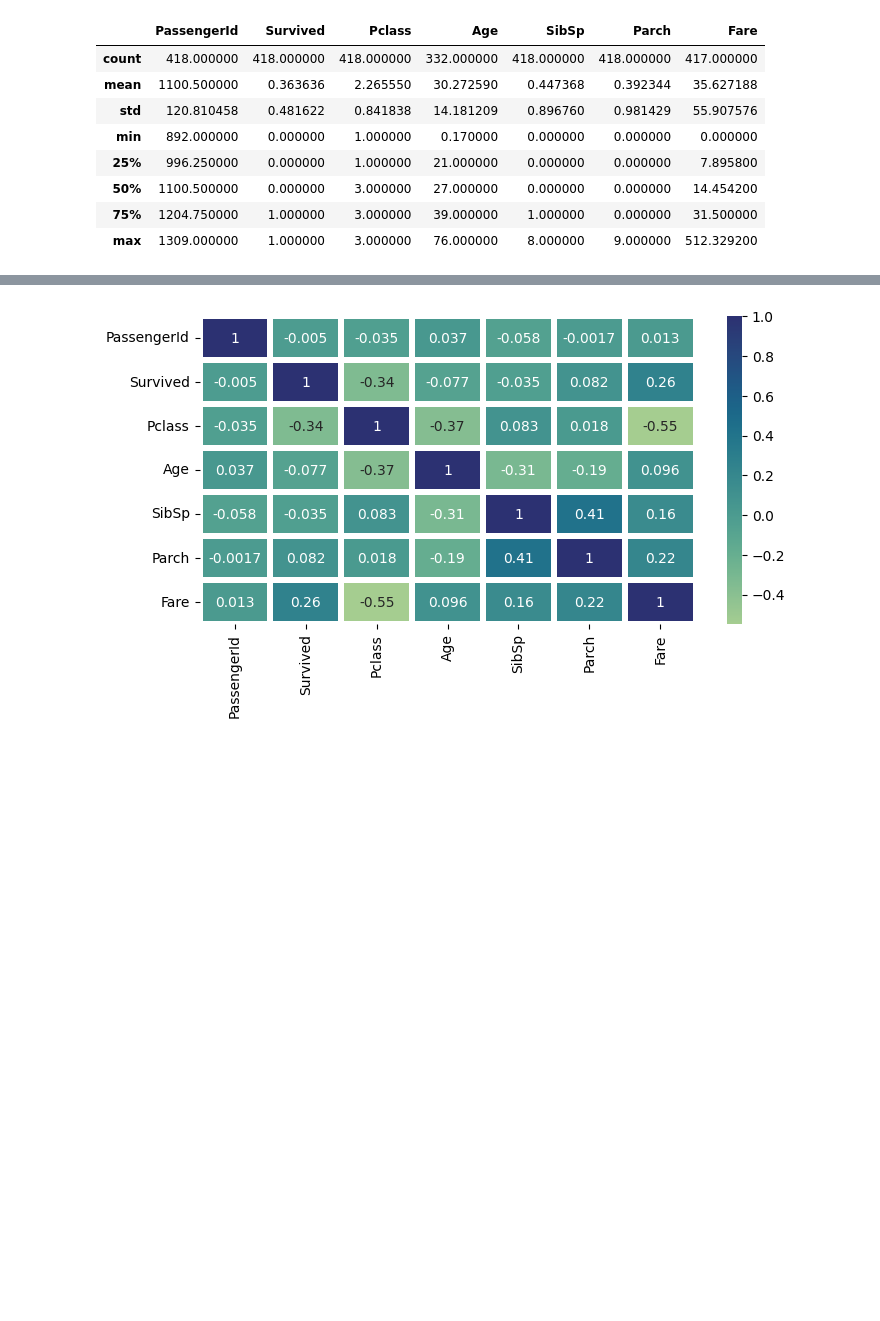
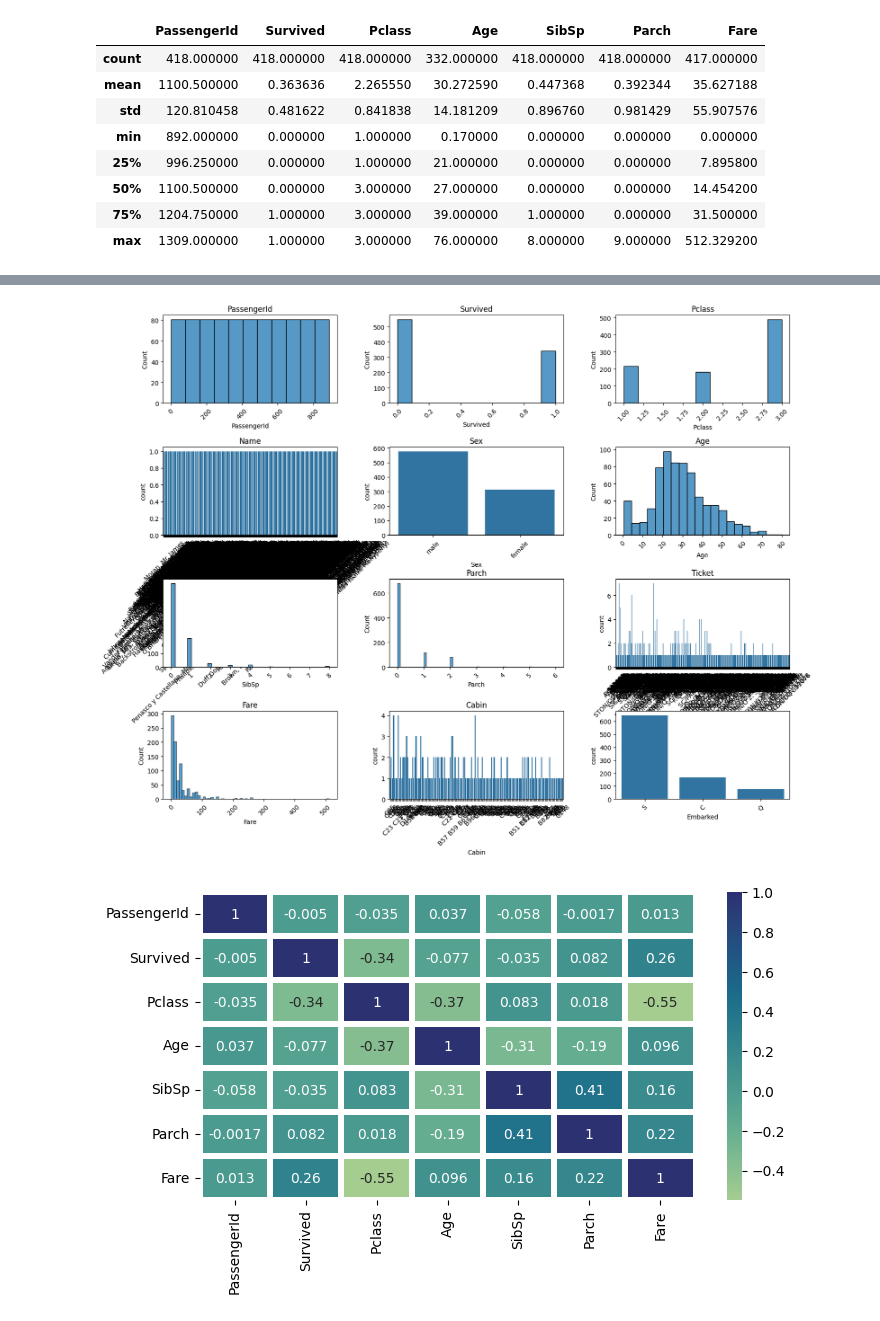
Before and after one commit to inamullahcraker-cloud/titanic-ml-project, a Jupyter notebook: classification.ipynb, the cells around one changed output, grey strips where cells are left out. Saved outputs shown, nothing was run; the diff lists cells and outputs as text; code cells hidden in the pictures; blank space fills up the shorter version.

```diff
--- a/classification.ipynb
+++ b/classification.ipynb
@@ -64,15 +73,3 @@ df.describe()
 | 50% | 1100.500000 | 0.000000 | 3.000000 | 27.000000 | 0.000000 | 0.000000 | 14.454200 |
 | 75% | 1204.750000 | 1.000000 | 3.000000 | 39.000000 | 1.000000 | 0.000000 | 31.500000 |
 | max | 1309.000000 | 1.000000 | 3.000000 | 76.000000 | 8.000000 | 9.000000 | 512.329200 |
-# %%
-for col in df.columns:
-    if df[col].dtype=='object':
-        plt.figure(figsize=(8,6))
-        sns.countplot(data=df,x=col)
-        plt.title(col,fontsize=20)
-        plt.show()
-    else:
-        plt.figure(figsize=(4,6))
-        sns.histplot(data=df,x=col)
-        plt.title(col,fontsize=20)
-        plt.show()
@@ -92,3 +76,24 @@ for col in df.columns:
+# %%
+fig, axes = plt.subplots(4, 3, figsize=(18, 14))
+axes = axes.flatten()
+
+for i, col in enumerate(df.columns[:12]):
+    ax = axes[i]
+    if df[col].dtype == "object":
+        sns.countplot(data=df, x=col, ax=ax)
+    else:
+        sns.histplot(data=df, x=col, ax=ax)
+
+    ax.set_title(col, fontsize=12)
+    ax.tick_params(axis="x", rotation=45)
+
+# hspace: height space between rows (0.4 to 0.6 works well)
+# wspace: width space between columns
+plt.subplots_adjust(hspace=0.5, wspace=0.3)
+
+plt.show()
+# %% [output]
+[figure, added]
 # %%
 plt.figure(figsize=(8,4))
 sns.heatmap(df.corr(numeric_only=True),annot=True,cmap='crest',lw=3)
```
Also changed, not shown: parts of 29 cells of this notebook.
